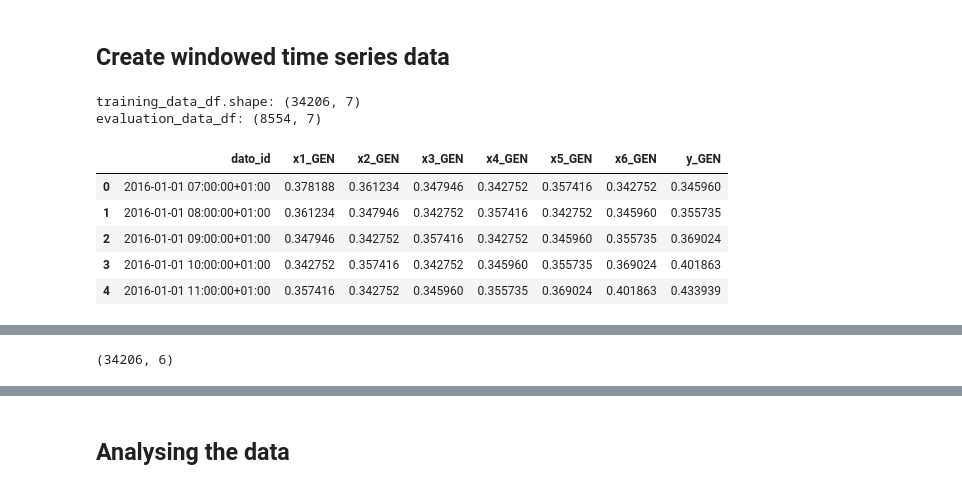
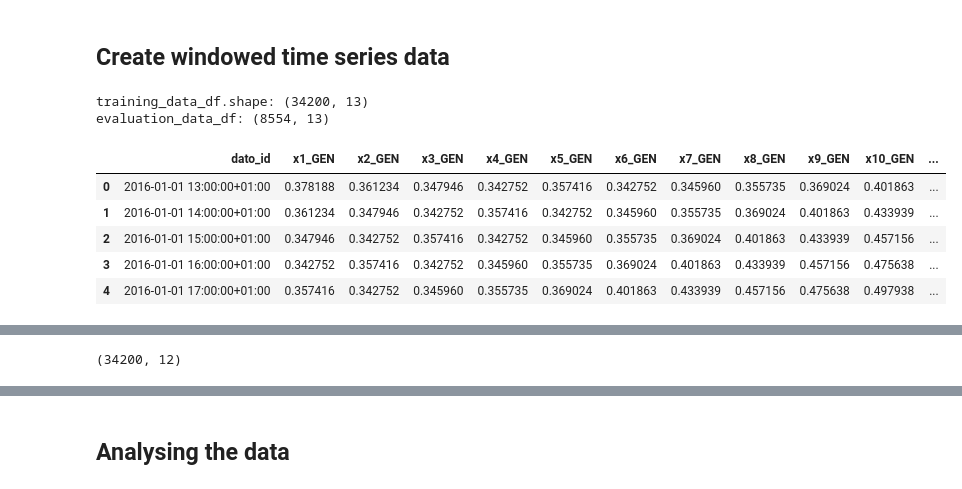
Before and after one commit to AndreasBordvik/FYS-STK4155-Prj3_report, a Jupyter notebook: code/LSTM_alternative/Time_series.ipynb, the cells around one changed output, grey strips where cells are left out. Drawn from its saved outputs; the diff is of its cells as text; code cells hidden in the pictures.

```diff
--- a/code/LSTM_alternative/Time_series.ipynb
+++ b/code/LSTM_alternative/Time_series.ipynb
@@ -165,27 +165,27 @@ def sliding_window_algorithm(raw_data_df, nbf_columns, input_window, output_wind
 ## Create windowed time series data
 # %%
 # Time series slicing parameters
-nbf_features = input_window = 6
+nbf_features = input_window = 12
 nbf_outputs = output_window = 1
 
 # Creating time series traing and evaluation (test) data besed on sliding window approach
 x_train_GEN, y_train_GEN, x_test_GEN, y_test_GEN, train_df_GEN, eval_df_GEN = create_time_series_data(training_df,
                                                                                                     forcast_sol_df,
                                                                                                     nbf_features,
                                                                                                     nbf_outputs,
                                                                                                     column_key="NO5_generation_actual",
                                                                                                     column_suffix="GEN",
                                                                                                     include_target_outputs=True)
 display(train_df_GEN.head())
 display(eval_df_GEN.head())
 
 print(x_train_GEN.shape)
 # %% [output]
-training_data_df.shape: (34206, 7)
-evaluation_data_df: (8554, 7)
+training_data_df.shape: (34200, 13)
+evaluation_data_df: (8554, 13)
-|  | dato_id | x1_GEN | x2_GEN | x3_GEN | x4_GEN | x5_GEN | x6_GEN | y_GEN |
-| 0 | 2016-01-01 07:00:00+01:00 | 0.378188 | 0.361234 | 0.347946 | 0.342752 | 0.357416 | 0.342752 | 0.345960 |
-| 1 | 2016-01-01 08:00:00+01:00 | 0.361234 | 0.347946 | 0.342752 | 0.357416 | 0.342752 | 0.345960 | 0.355735 |
-| 2 | 2016-01-01 09:00:00+01:00 | 0.347946 | 0.342752 | 0.357416 | 0.342752 | 0.345960 | 0.355735 | 0.369024 |
-| 3 | 2016-01-01 10:00:00+01:00 | 0.342752 | 0.357416 | 0.342752 | 0.345960 | 0.355735 | 0.369024 | 0.401863 |
-| 4 | 2016-01-01 11:00:00+01:00 | 0.357416 | 0.342752 | 0.345960 | 0.355735 | 0.369024 | 0.401863 | 0.433939 |
+|  | dato_id | x1_GEN | x2_GEN | x3_GEN | x4_GEN | x5_GEN | x6_GEN | x7_GEN | x8_GEN | x9_GEN | x10_GEN | ... |
+| 0 | 2016-01-01 13:00:00+01:00 | 0.378188 | 0.361234 | 0.347946 | 0.342752 | 0.357416 | 0.342752 | 0.345960 | 0.355735 | 0.369024 | 0.401863 | ... |
+| 1 | 2016-01-01 14:00:00+01:00 | 0.361234 | 0.347946 | 0.342752 | 0.357416 | 0.342752 | 0.345960 | 0.355735 | 0.369024 | 0.401863 | 0.433939 | ... |
+| 2 | 2016-01-01 15:00:00+01:00 | 0.347946 | 0.342752 | 0.357416 | 0.342752 | 0.345960 | 0.355735 | 0.369024 | 0.401863 | 0.433939 | 0.457156 | ... |
+| 3 | 2016-01-01 16:00:00+01:00 | 0.342752 | 0.357416 | 0.342752 | 0.345960 | 0.355735 | 0.369024 | 0.401863 | 0.433939 | 0.457156 | 0.475638 | ... |
+| 4 | 2016-01-01 17:00:00+01:00 | 0.357416 | 0.342752 | 0.345960 | 0.355735 | 0.369024 | 0.401863 | 0.433939 | 0.457156 | 0.475638 | 0.497938 | ... |
@@ -198,3 +198,3 @@ evaluation_data_df: (8554, 7)
-(34206, 6)
+(34200, 12)
 # %%
 # Time series slicing parameters
```
Also changed, not shown: parts of 14 cells of this notebook, 15 other files.
